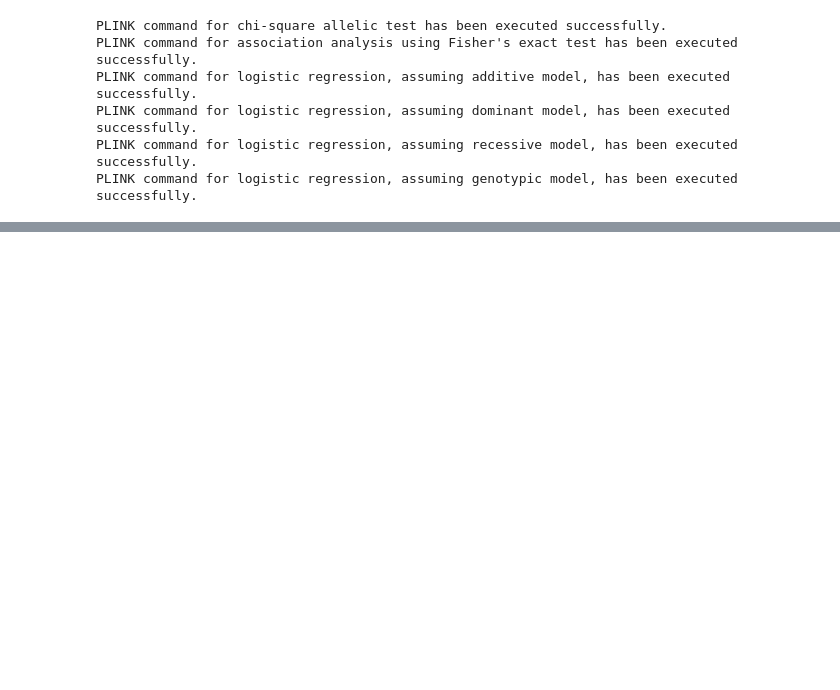
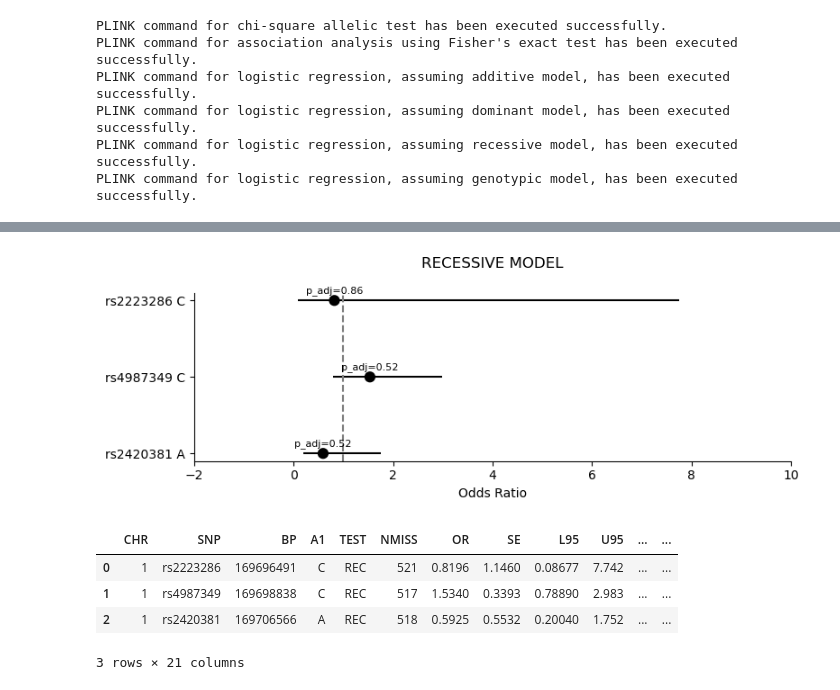
Before and after one commit to chira-ploy/genetic-analysis-PLINK, a Jupyter notebook: SELL_candidate_gene_hairloss/SELL_genetic_analysis.ipynb, the cells around one changed output, grey strips where cells are left out. Saved outputs shown, nothing was run; the diff lists cells and outputs as text; code cells hidden in the pictures; blank space fills up the shorter version.

```diff
--- a/SELL_candidate_gene_hairloss/SELL_genetic_analysis.ipynb
+++ b/SELL_candidate_gene_hairloss/SELL_genetic_analysis.ipynb
@@ -119,0 +95,10 @@ Results from file: MALES_2control_AGE_GENOTYPIC.assoc.logistic
+# %%
+recessive_df, recessive_plot = main('RECESSIVE')
+recessive_df
+# %% [output]
+[figure, added]
+|  | CHR | SNP | BP | A1 | TEST | NMISS | OR | SE | L95 | U95 | ... | ... |
+| 0 | 1 | rs2223286 | 169696491 | C | REC | 521 | 0.8196 | 1.1460 | 0.08677 | 7.742 | ... | ... |
+| 1 | 1 | rs4987349 | 169698838 | C | REC | 517 | 1.5340 | 0.3393 | 0.78890 | 2.983 | ... | ... |
+| 2 | 1 | rs2420381 | 169706566 | A | REC | 518 | 0.5925 | 0.5532 | 0.20040 | 1.752 | ... | ... |
+3 rows × 21 columns
```
Also changed, not shown: parts of 4 cells of this notebook.
